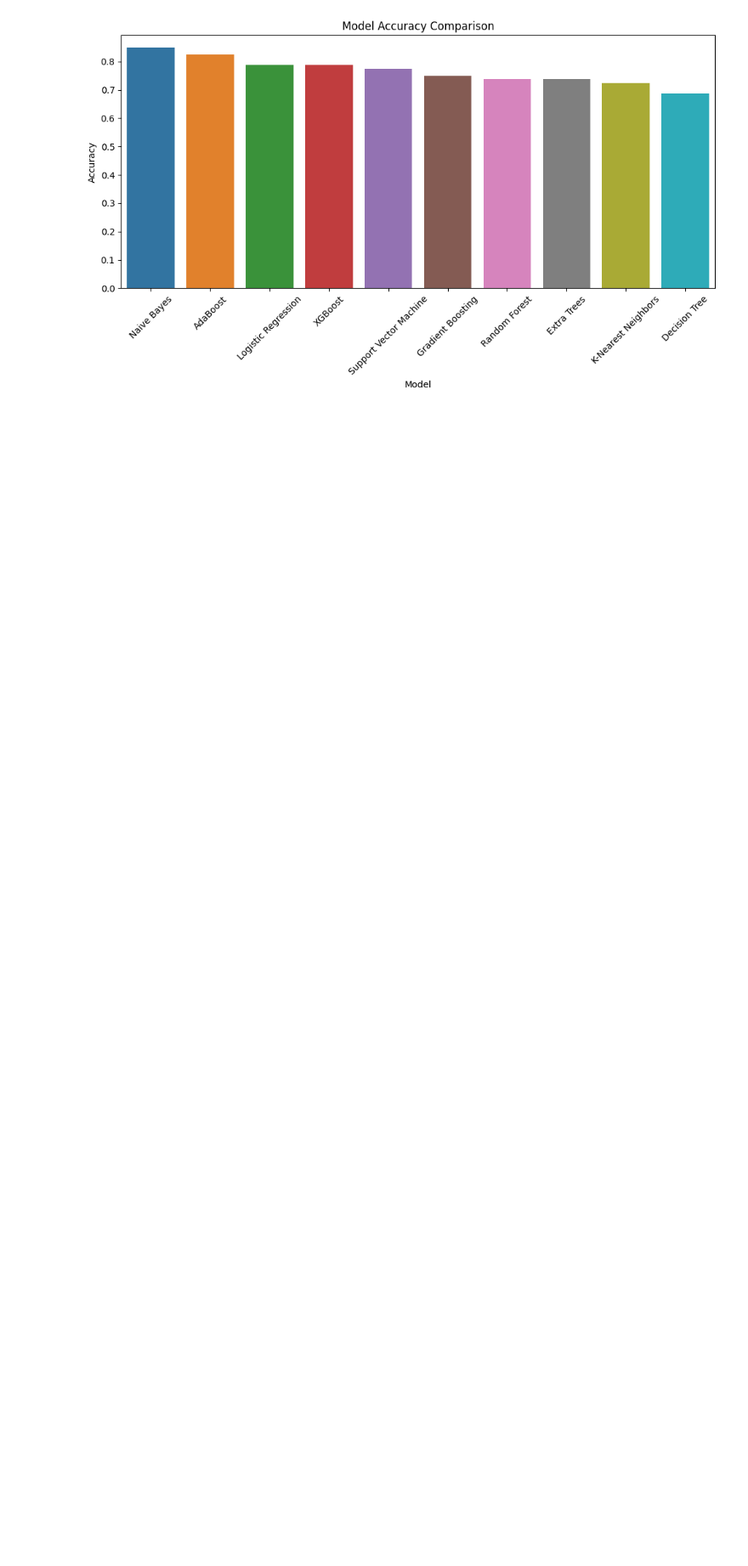
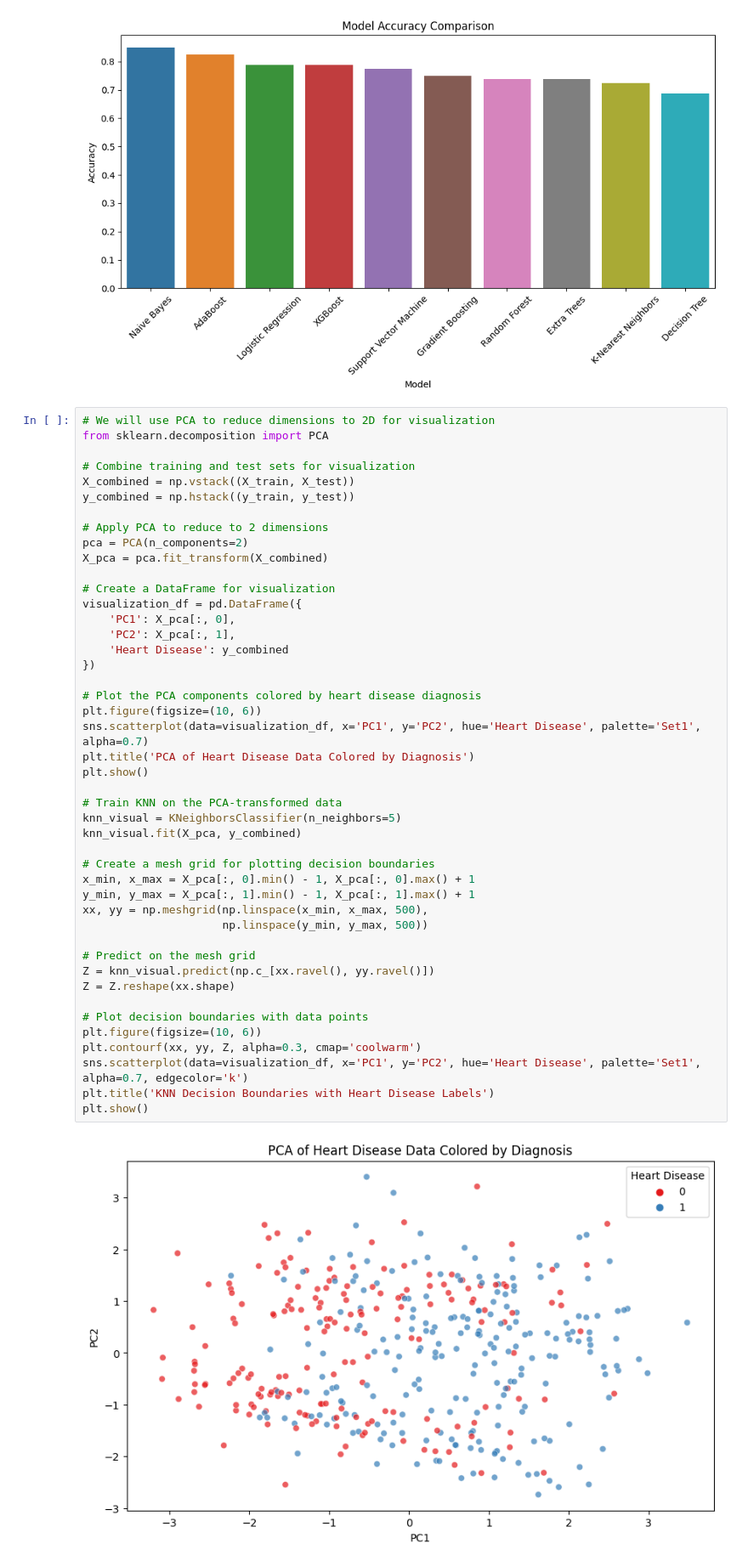
Before and after one commit to KentFre/CDS_CardioVision, a Jupyter notebook: data/heart_disease_predictive_analysis.ipynb, the cells around one changed output. Shown at 85% size. Cells and saved outputs as stored; diff of their text form; blank space fills up the shorter version.

```diff
--- a/data/heart_disease_predictive_analysis.ipynb
+++ b/data/heart_disease_predictive_analysis.ipynb
@@ -418,3 +479,50 @@ Model Performance:
 3     K-Nearest Neighbors    0.7250
 5           Decision Tree    0.6875
 [figure]
+# %%
+# We will use PCA to reduce dimensions to 2D for visualization
+from sklearn.decomposition import PCA
+
+# Combine training and test sets for visualization
+X_combined = np.vstack((X_train, X_test))
+y_combined = np.hstack((y_train, y_test))
+
+# Apply PCA to reduce to 2 dimensions
+pca = PCA(n_components=2)
+X_pca = pca.fit_transform(X_combined)
+
+# Create a DataFrame for visualization
+visualization_df = pd.DataFrame({
+    'PC1': X_pca[:, 0],
+    'PC2': X_pca[:, 1],
+    'Heart Disease': y_combined
+})
+
+# Plot the PCA components colored by heart disease diagnosis
+plt.figure(figsize=(10, 6))
+sns.scatterplot(data=visualization_df, x='PC1', y='PC2', hue='Heart Disease', palette='Set1', alpha=0.7)
+plt.title('PCA of Heart Disease Data Colored by Diagnosis')
+plt.show()
+
+# Train KNN on the PCA-transformed data
+knn_visual = KNeighborsClassifier(n_neighbors=5)
+knn_visual.fit(X_pca, y_combined)
+
+# Create a mesh grid for plotting decision boundaries
+x_min, x_max = X_pca[:, 0].min() - 1, X_pca[:, 0].max() + 1
+y_min, y_max = X_pca[:, 1].min() - 1, X_pca[:, 1].max() + 1
+xx, yy = np.meshgrid(np.linspace(x_min, x_max, 500),
+                     np.linspace(y_min, y_max, 500))
+
+# Predict on the mesh grid
+Z = knn_visual.predict(np.c_[xx.ravel(), yy.ravel()])
+Z = Z.reshape(xx.shape)
+
+# Plot decision boundaries with data points
+plt.figure(figsize=(10, 6))
+plt.contourf(xx, yy, Z, alpha=0.3, cmap='coolwarm')
+sns.scatterplot(data=visualization_df, x='PC1', y='PC2', hue='Heart Disease', palette='Set1', alpha=0.7, edgecolor='k')
+plt.title('KNN Decision Boundaries with Heart Disease Labels')
+plt.show()
+# %% [output]
+[figure, added]
```
Also changed, not shown: parts of 3 cells of this notebook.
